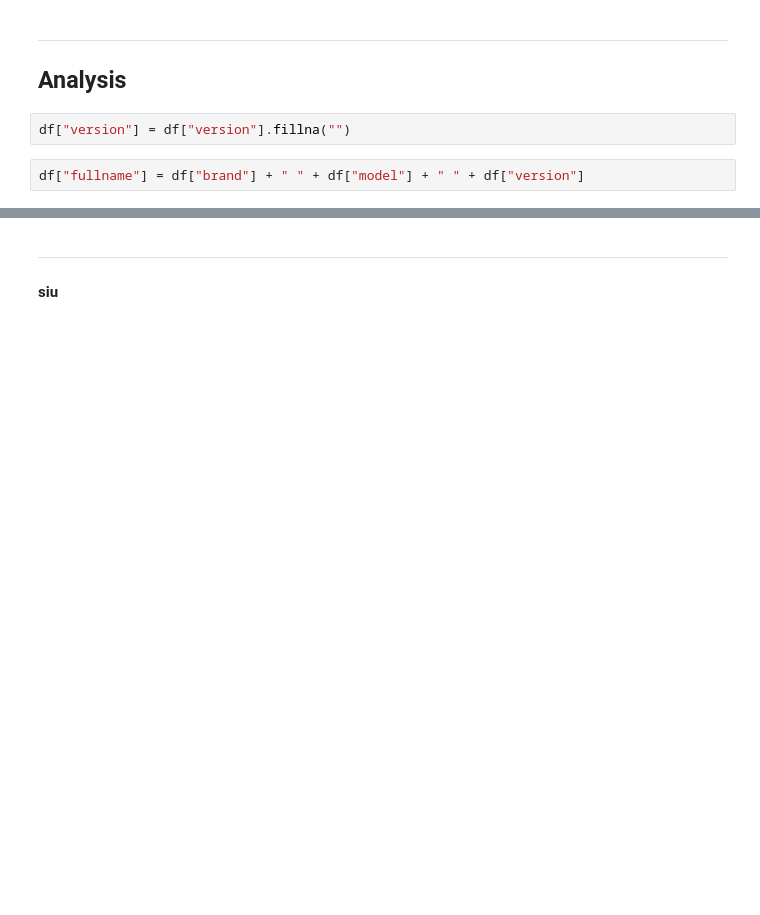
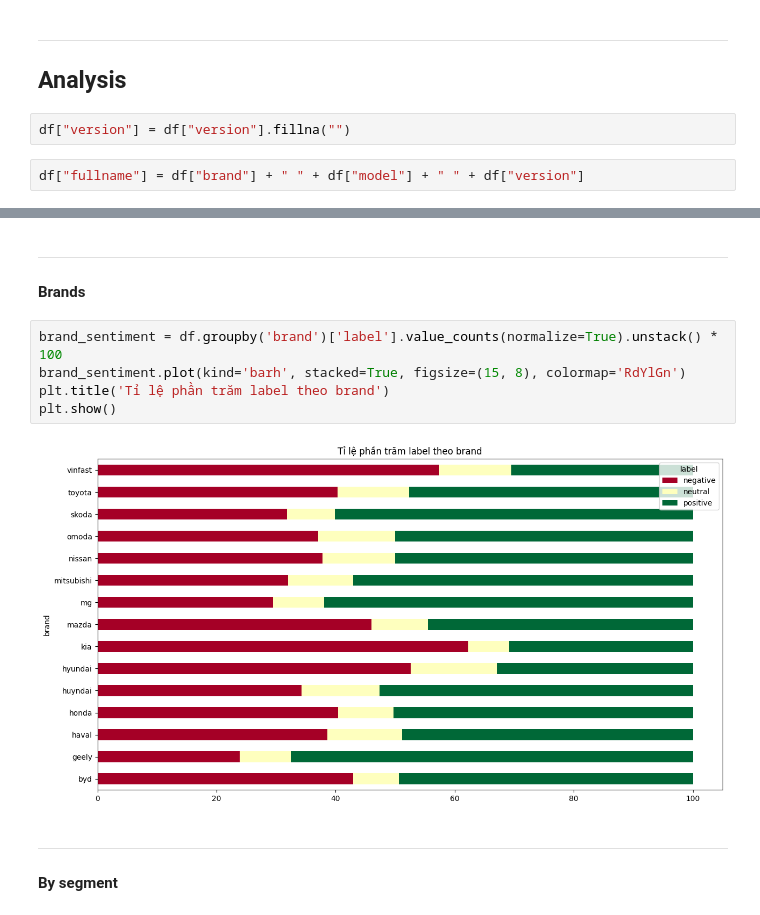
Before and after one commit to Avcuongy/nlp-project, a Jupyter notebook: notebooks/1_eda.ipynb, the cells around one changed output, grey strips where cells are left out. Saved outputs shown, nothing was run; the diff lists cells and outputs as text; blank space fills up the shorter version.

```diff
--- a/notebooks/1_eda.ipynb
+++ b/notebooks/1_eda.ipynb
@@ -196,7 +212,18 @@ df.head()
+# %% [markdown]
+---
+
+#### Brands
+# %%
+brand_sentiment = df.groupby('brand')['label'].value_counts(normalize=True).unstack() * 100
+brand_sentiment.plot(kind='barh', stacked=True, figsize=(15, 8), colormap='RdYlGn')
+plt.title('Tỉ lệ phần trăm label theo brand')
+plt.show()
+# %% [output]
+[figure, added]
 # %% [markdown]
 ---
 
-#### siu
+#### By segment
 # %%
 df.groupby("segment")["label"].value_counts().rename("count").reset_index().pivot(index="segment", columns="label", values="count").fillna(0).astype(int)
 # %% [output]
```
Also changed, not shown: parts of 22 cells of this notebook.
